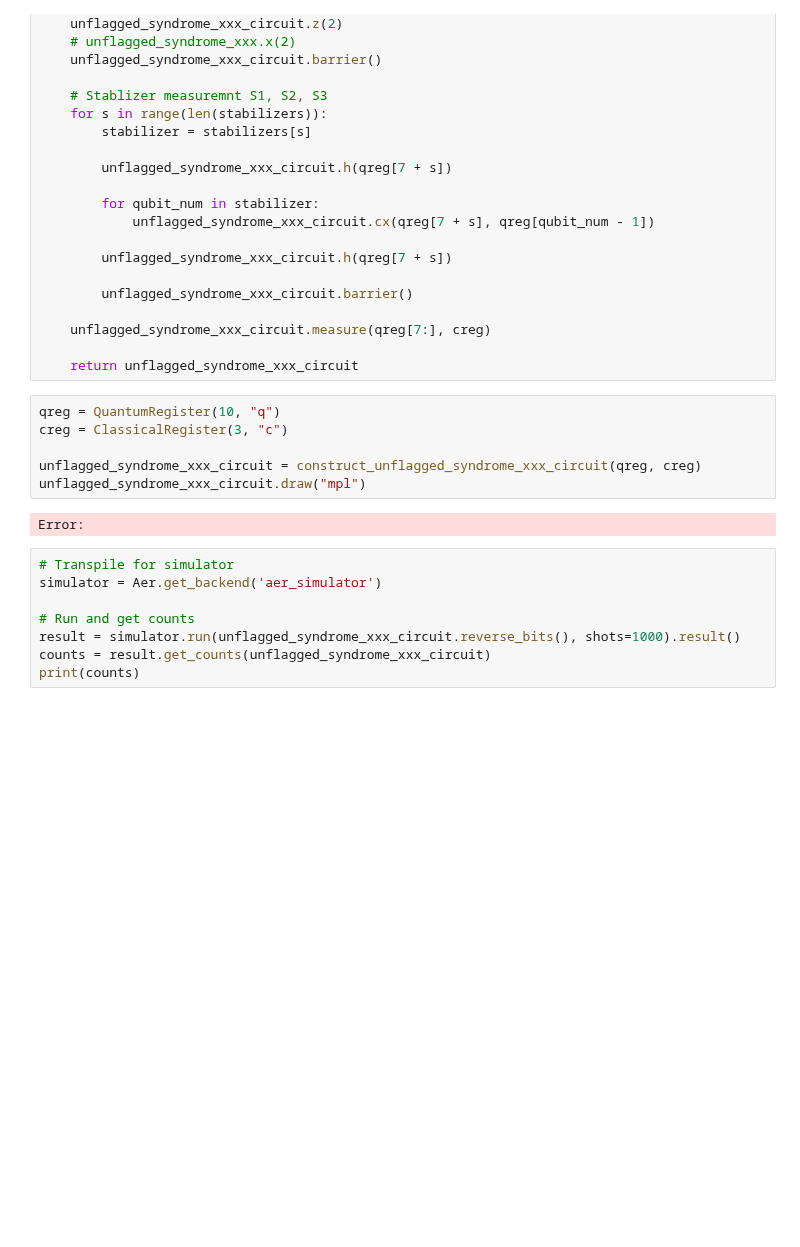
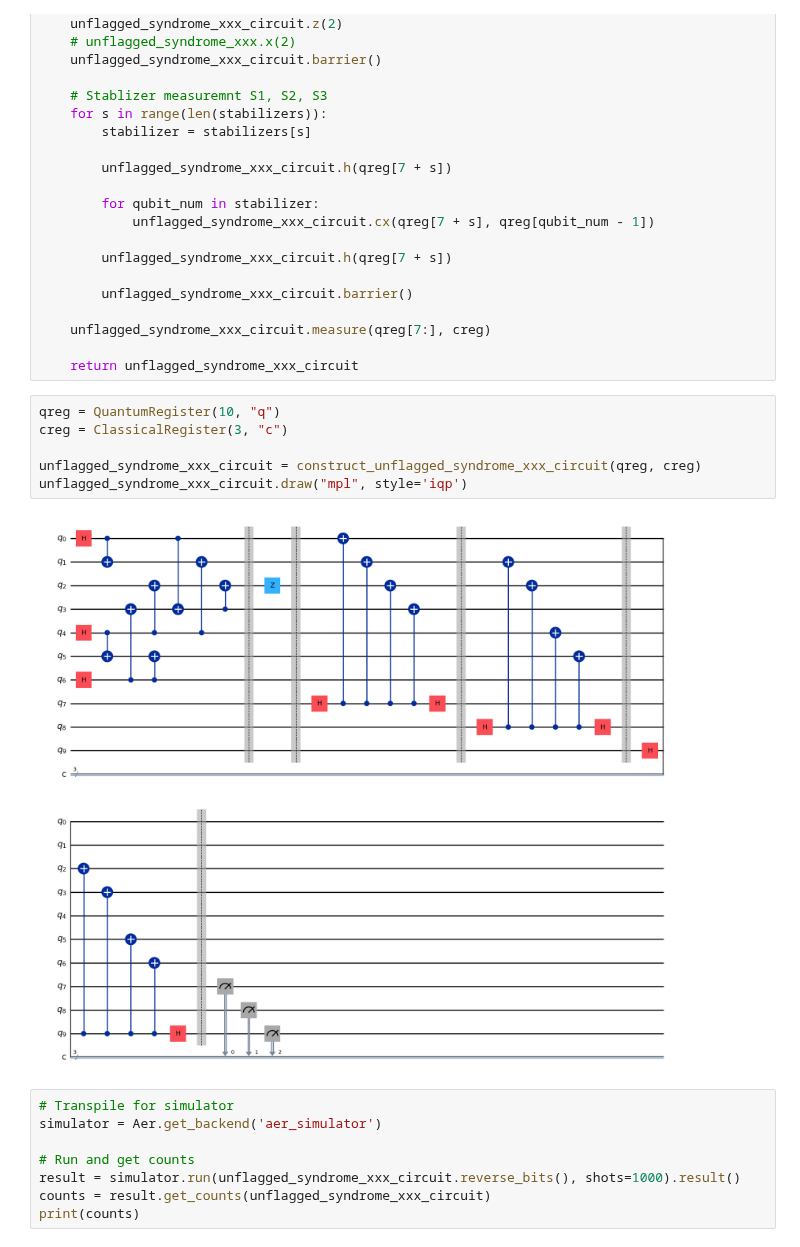
Before and after one commit to GT-Quantum-Computing-Association/LogicalQ, a Jupyter notebook: demos/SteaneCode-Syndrome.ipynb, the cells around one changed output. Drawn from its saved outputs; the diff is of its cells as text; blank space fills up the shorter version.

```diff
--- a/demos/SteaneCode-Syndrome.ipynb
+++ b/demos/SteaneCode-Syndrome.ipynb
@@ -77,11 +77,11 @@ def construct_unflagged_syndrome_xxx_circuit(qreg, creg):
 # %%
 qreg = QuantumRegister(10, "q")
 creg = ClassicalRegister(3, "c")
 
 unflagged_syndrome_xxx_circuit = construct_unflagged_syndrome_xxx_circuit(qreg, creg)
-unflagged_syndrome_xxx_circuit.draw("mpl")
+unflagged_syndrome_xxx_circuit.draw("mpl", style='iqp')
 # %% [output]
-Error:
+[figure, added]
 # %%
 # Transpile for simulator
 simulator = Aer.get_backend('aer_simulator')
```
Also changed, not shown: parts of 9 cells of this notebook, 1 other file.
